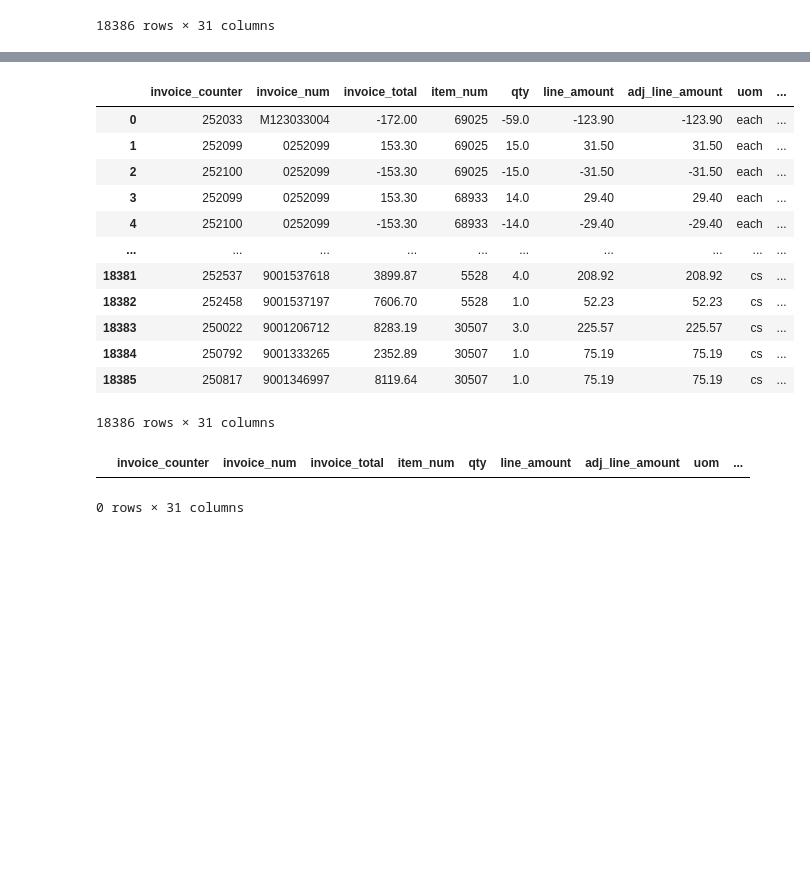
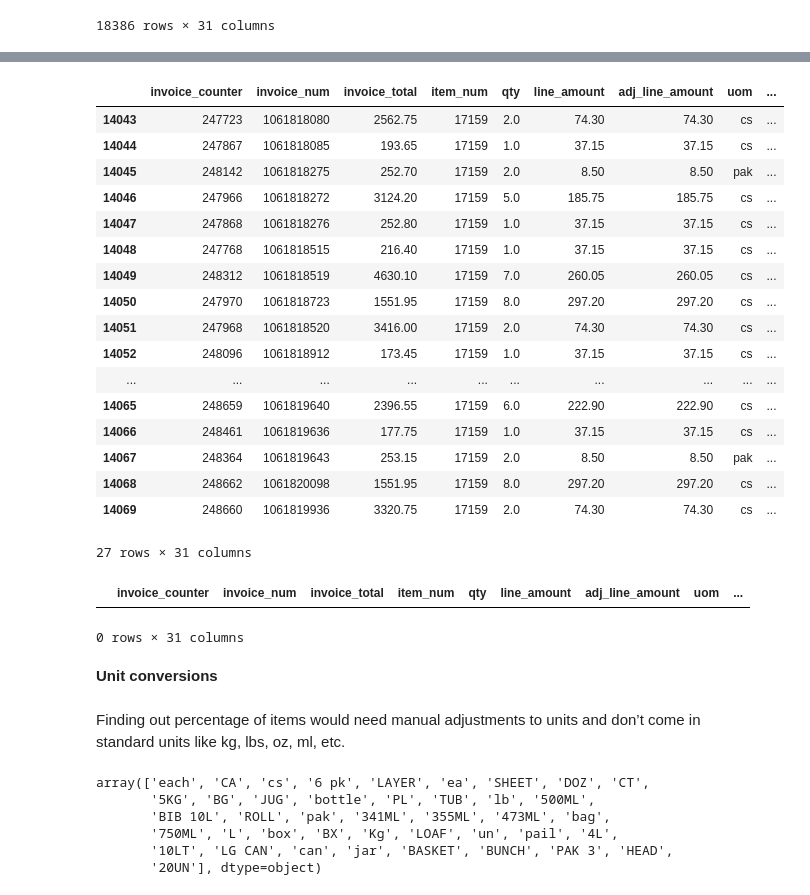
Before and after one commit to ssmubc/CFFS_jupyter_may29, a Jupyter notebook: Categorizing_IDs_to_GHG_IDs/Reorganizing_categories.ipynb, the cells around one changed output, grey strips where cells are left out. Cells and saved outputs as stored; diff of their text form; code cells hidden in the pictures; blank space fills up the shorter version.

Commit message:
Made changes to categories assignment and added % adjustment needed for Uom

```diff
--- a/Categorizing_IDs_to_GHG_IDs/Reorganizing_categories.ipynb
+++ b/Categorizing_IDs_to_GHG_IDs/Reorganizing_categories.ipynb
@@ -414,3 +473,7 @@ for index, row in consolidated_df.iterrows():
 #         consolidated_df.at[index, 'Food Category'] = 'potatoes'
 #         consolidated_df.at[index, 'Category ID'] = 41
 # Print the updated DataFrame
+# %%
+#a_df = consolidated_df.iloc[421:41, :]
+a_df = consolidated_df.iloc[14043:14070, :]
+a_df
@@ -417,17 +529,25 @@ for index, row in consolidated_df.iterrows():
 # %%
-filtered_df = consolidated_df[~consolidated_df["Category ID"].isna()]
+# filtered_df = consolidated_df[~consolidated_df["Category ID"].isna()]
+# filtered_df
+
+filtered_df = a_df[~a_df["Category ID"].isna()]
 filtered_df
 # %% [output]
 |  | invoice_counter | invoice_num | invoice_total | item_num | qty | line_amount | adj_line_amount | uom | ... |
-| 0 | 252033 | M123033004 | -172.00 | 69025 | -59.0 | -123.90 | -123.90 | each | ... |
-| 1 | 252099 | 0252099 | 153.30 | 69025 | 15.0 | 31.50 | 31.50 | each | ... |
-| 2 | 252100 | 0252099 | -153.30 | 69025 | -15.0 | -31.50 | -31.50 | each | ... |
-| 3 | 252099 | 0252099 | 153.30 | 68933 | 14.0 | 29.40 | 29.40 | each | ... |
-| 4 | 252100 | 0252099 | -153.30 | 68933 | -14.0 | -29.40 | -29.40 | each | ... |
+| 14043 | 247723 | 1061818080 | 2562.75 | 17159 | 2.0 | 74.30 | 74.30 | cs | ... |
+| 14044 | 247867 | 1061818085 | 193.65 | 17159 | 1.0 | 37.15 | 37.15 | cs | ... |
+| 14045 | 248142 | 1061818275 | 252.70 | 17159 | 2.0 | 8.50 | 8.50 | pak | ... |
+| 14046 | 247966 | 1061818272 | 3124.20 | 17159 | 5.0 | 185.75 | 185.75 | cs | ... |
+| 14047 | 247868 | 1061818276 | 252.80 | 17159 | 1.0 | 37.15 | 37.15 | cs | ... |
+| 14048 | 247768 | 1061818515 | 216.40 | 17159 | 1.0 | 37.15 | 37.15 | cs | ... |
+| 14049 | 248312 | 1061818519 | 4630.10 | 17159 | 7.0 | 260.05 | 260.05 | cs | ... |
+| 14050 | 247970 | 1061818723 | 1551.95 | 17159 | 8.0 | 297.20 | 297.20 | cs | ... |
+| 14051 | 247968 | 1061818520 | 3416.00 | 17159 | 2.0 | 74.30 | 74.30 | cs | ... |
+| 14052 | 248096 | 1061818912 | 173.45 | 17159 | 1.0 | 37.15 | 37.15 | cs | ... |
 | ... | ... | ... | ... | ... | ... | ... | ... | ... | ... |
-| 18381 | 252537 | 9001537618 | 3899.87 | 5528 | 4.0 | 208.92 | 208.92 | cs | ... |
-| 18382 | 252458 | 9001537197 | 7606.70 | 5528 | 1.0 | 52.23 | 52.23 | cs | ... |
-| 18383 | 250022 | 9001206712 | 8283.19 | 30507 | 3.0 | 225.57 | 225.57 | cs | ... |
-| 18384 | 250792 | 9001333265 | 2352.89 | 30507 | 1.0 | 75.19 | 75.19 | cs | ... |
-| 18385 | 250817 | 9001346997 | 8119.64 | 30507 | 1.0 | 75.19 | 75.19 | cs | ... |
+| 14065 | 248659 | 1061819640 | 2396.55 | 17159 | 6.0 | 222.90 | 222.90 | cs | ... |
+| 14066 | 248461 | 1061819636 | 177.75 | 17159 | 1.0 | 37.15 | 37.15 | cs | ... |
+| 14067 | 248364 | 1061819643 | 253.15 | 17159 | 2.0 | 8.50 | 8.50 | pak | ... |
+| 14068 | 248662 | 1061820098 | 1551.95 | 17159 | 8.0 | 297.20 | 297.20 | cs | ... |
+| 14069 | 248660 | 1061819936 | 3320.75 | 17159 | 2.0 | 74.30 | 74.30 | cs | ... |
-18386 rows × 31 columns
+27 rows × 31 columns
@@ -437,3 +559,16 @@ unfiltered_df
 # %% [output]
 |  | invoice_counter | invoice_num | invoice_total | item_num | qty | line_amount | adj_line_amount | uom | ... |
 0 rows × 31 columns
+# %% [markdown]
+**Unit conversions**
+# %% [markdown]
+Finding out percentage of items would need manual adjustments to units and don’t come in standard units like kg, lbs, oz, ml, etc.
+# %%
+consolidated_df['uom'].unique()
+# %% [output]
+array(['each', 'CA', 'cs', '6 pk', 'LAYER', 'ea', 'SHEET', 'DOZ', 'CT',
+       '5KG', 'BG', 'JUG', 'bottle', 'PL', 'TUB', 'lb', '500ML',
+       'BIB 10L', 'ROLL', 'pak', '341ML', '355ML', '473ML', 'bag',
+       '750ML', 'L', 'box', 'BX', 'Kg', 'LOAF', 'un', 'pail', '4L',
+       '10LT', 'LG CAN', 'can', 'jar', 'BASKET', 'BUNCH', 'PAK 3', 'HEAD',
+       '20UN'], dtype=object)
```
Also changed, not shown: parts of 27 cells of this notebook.
